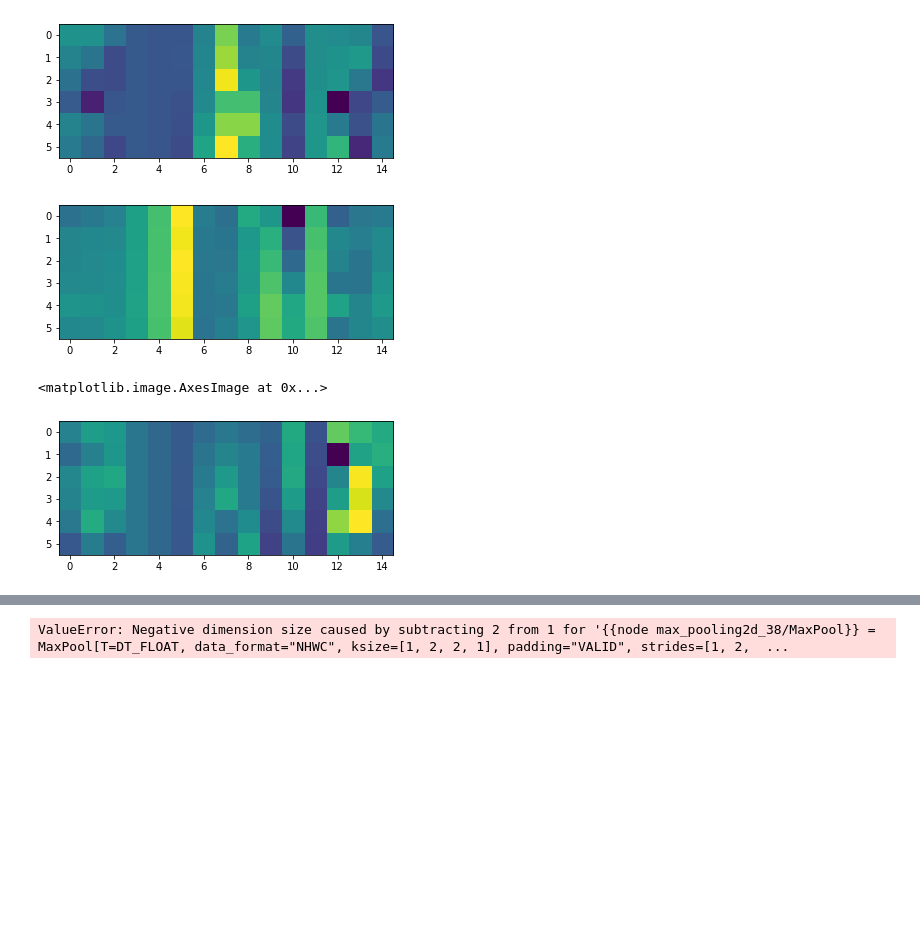
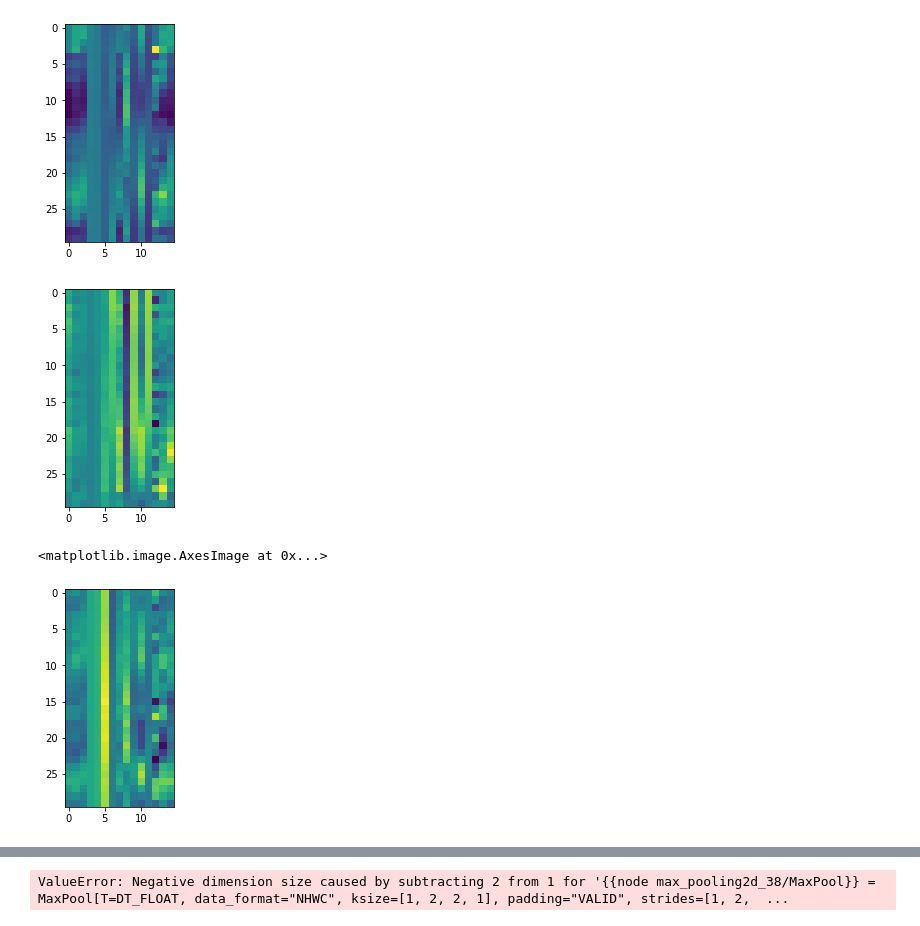
Before and after one commit to marcin-sobocinski/mlchartist, a Jupyter notebook: notebooks/first_model_marcin.ipynb, the cells around one changed output, grey strips where cells are left out. Drawn from its saved outputs; the diff is of its cells as text; code cells hidden in the pictures; blank space fills up the shorter version.

```diff
--- a/notebooks/first_model_marcin.ipynb
+++ b/notebooks/first_model_marcin.ipynb
@@ -161,8 +149,8 @@ test_y_dfs = []
 for ticker in tickers:
     ticker_train_df = train_df[train_df['ticker'] == ticker]
     ticker_test_df = test_df[test_df['ticker'] == ticker]
-    ticker_train_x, ticker_train_y = build_arrays(ticker_train_df,input_cols=INPUT_COLS, target_col='20D_return_bin', time_window=6, stride=5)
-    ticker_test_x, ticker_test_y = build_arrays(ticker_test_df,input_cols=INPUT_COLS, target_col='20D_return_bin', time_window=6, stride=5)
+    ticker_train_x, ticker_train_y = build_arrays(ticker_train_df,input_cols=INPUT_COLS, target_col='20D_return_bin', time_window=30, stride=1)
+    ticker_test_x, ticker_test_y = build_arrays(ticker_test_df,input_cols=INPUT_COLS, target_col='20D_return_bin', time_window=30, stride=1)
     train_x_dfs.append(ticker_train_x)
     train_y_dfs.append(ticker_train_y)
     test_x_dfs.append(ticker_test_x)
@@ -186,3 +174,9 @@ X_train.shape
 # %%
 y_train = y_train.astype(float)
 y_test = y_test.astype(float)
+# %%
+indx = list(range(len(X_train)))
+# %%
+sample_indx = random.sample(indx, 1500)
+# %%
+X_train =  X_train[[sample_indx], :][0]
@@ -195,14 +191,14 @@ import matplotlib.pyplot as plt
 # %%
 plt.imshow(X_train[0])
 plt.show()
-plt.imshow(X_train[30000])
+plt.imshow(X_train[1])
 plt.show()
-plt.imshow(X_train[100000])
+plt.imshow(X_train[1000])
 # %% [output]
-[figure, old version]
+[figure, new version]
-[figure, old version]
+[figure, new version]
 <matplotlib.image.AxesImage at 0x...>
-[figure, old version]
+[figure, new version]
 # %%
 from tensorflow.keras import Sequential
 from tensorflow.keras import layers, models
```
Also changed, not shown: parts of 19 cells of this notebook.
